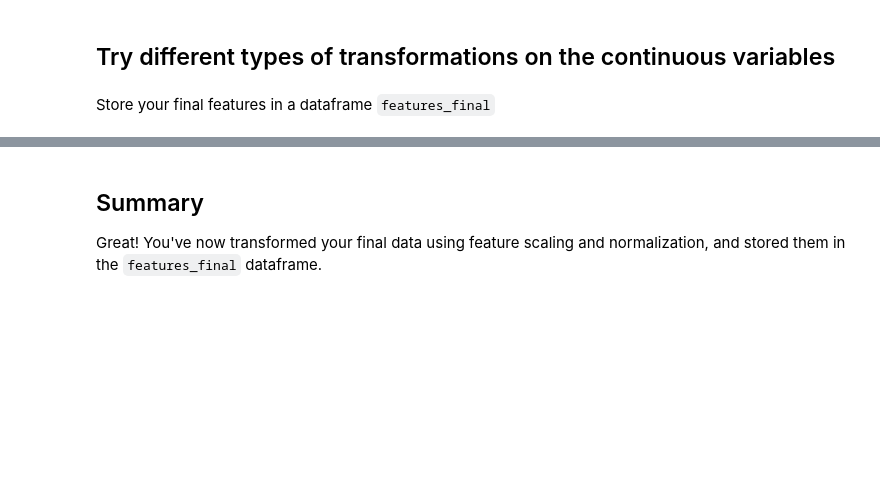
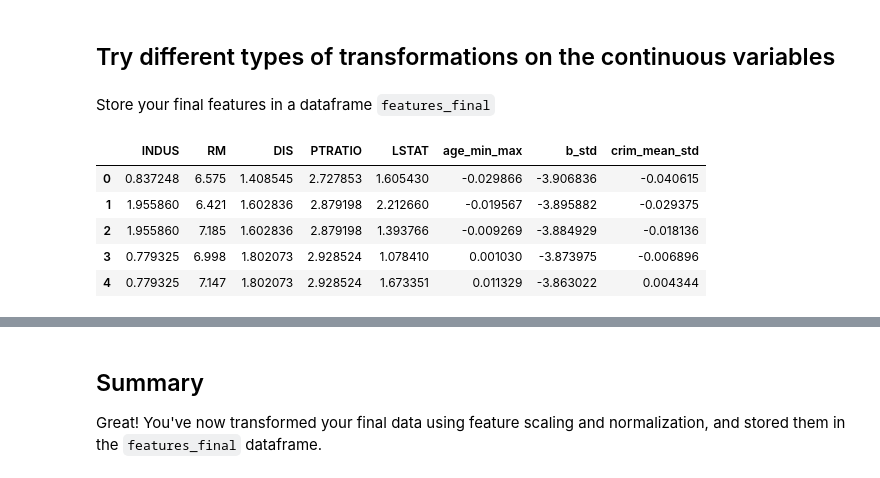
Before and after one commit to eannefawcett/dsc-feature-scaling-and-normalization-lab-online-ds-pt-081219, a Jupyter notebook: index.ipynb, the cells around one changed output, grey strips where cells are left out. Cells and saved outputs as stored; diff of their text form; code cells hidden in the pictures; blank space fills up the shorter version.

```diff
--- a/index.ipynb
+++ b/index.ipynb
@@ -81,0 +95,60 @@ Store your final features in a dataframe `features_final`
+# %%
+# Your code here
+# min max scaling on age
+min_age = min(boston_features['AGE'])
+# min_age
+max_age = max(boston_features['AGE'])
+# max_age
+transform = []
+for m, j in enumerate(boston_features['AGE']):
+    transform.append((m - min_age) / (max_age - min_age))
+age_min_max = pd.DataFrame(transform)
+boston_features = boston_features.drop(['AGE'], axis=1)
+boston_continuous = boston_continuous.drop(['AGE'], axis=1)
+boston_continuous = pd.concat([boston_continuous, age_min_max], axis=1)
+new_columns = ['CRIM', 'INDUS', 'RM', 'DIS', 'PTRATIO', 'B', 'LSTAT', 'age_min_max']
+boston_continuous.columns = new_columns
+boston_continuous.head()
+
+# standardization on b
+mean_b = boston_features['B'].mean()
+# mean_b
+std_b = boston_features['B'].std()
+# std_b
+b_transform = []
+for o, k in enumerate(boston_features['B']):
+    b_transform.append((o - mean_b)/(std_b))
+b_standardize = pd.DataFrame(b_transform)
+# b_standardize
+boston_features = boston_features.drop(['B'], axis = 1)
+boston_continuous = boston_continuous.drop(['B'], axis = 1)
+boston_continuous = pd.concat([boston_continuous, b_standardize], axis=1)
+new_columns = ['CRIM', 'INDUS', 'RM', 'DIS', 'PTRATIO', 'LSTAT', 'age_min_max', 'b_std']
+boston_continuous.columns = new_columns
+boston_continuous.head()
+
+# mean normalization on crim
+mean_crim = boston_features['CRIM'].mean()
+# mean_crim
+max_crim = max(boston_features['CRIM'])
+# max_crim
+min_crim = min(boston_features['CRIM'])
+# min_crim
+crim_transform = []
+for p, l in enumerate(boston_features['CRIM']):
+    crim_transform.append((p - mean_crim) / (max_crim - min_crim))
+crim_mean_std = pd.DataFrame(crim_transform)
+# crim_mean_std
+boston_features = boston_features.drop(['CRIM'], axis=1)
+boston_continuous = boston_continuous.drop(['CRIM'], axis=1)
+boston_continuous = pd.concat([boston_continuous, crim_mean_std], axis=1)
+new_columns = ['INDUS', 'RM', 'DIS', 'PTRATIO', 'LSTAT', 'age_min_max', 'b_std', 'crim_mean_std']
+boston_continuous.columns = new_columns
+boston_continuous.head()
+# %% [output]
+|  | INDUS | RM | DIS | PTRATIO | LSTAT | age_min_max | b_std | crim_mean_std |
+| 0 | 0.837248 | 6.575 | 1.408545 | 2.727853 | 1.605430 | -0.029866 | -3.906836 | -0.040615 |
+| 1 | 1.955860 | 6.421 | 1.602836 | 2.879198 | 2.212660 | -0.019567 | -3.895882 | -0.029375 |
+| 2 | 1.955860 | 7.185 | 1.602836 | 2.879198 | 1.393766 | -0.009269 | -3.884929 | -0.018136 |
+| 3 | 0.779325 | 6.998 | 1.802073 | 2.928524 | 1.078410 | 0.001030 | -3.873975 | -0.006896 |
+| 4 | 0.779325 | 7.147 | 1.802073 | 2.928524 | 1.673351 | 0.011329 | -3.863022 | 0.004344 |
```
Also changed, not shown: parts of 5 cells of this notebook.
